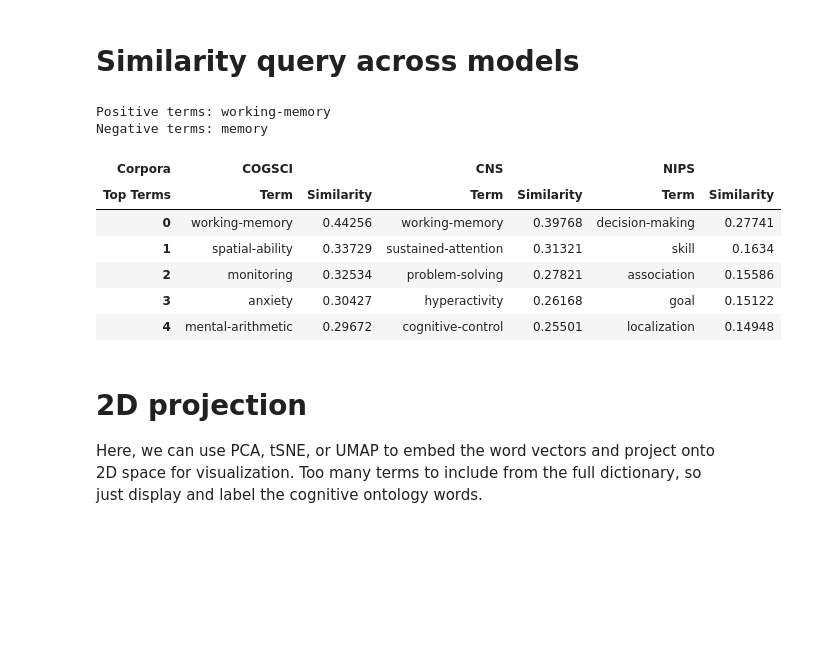
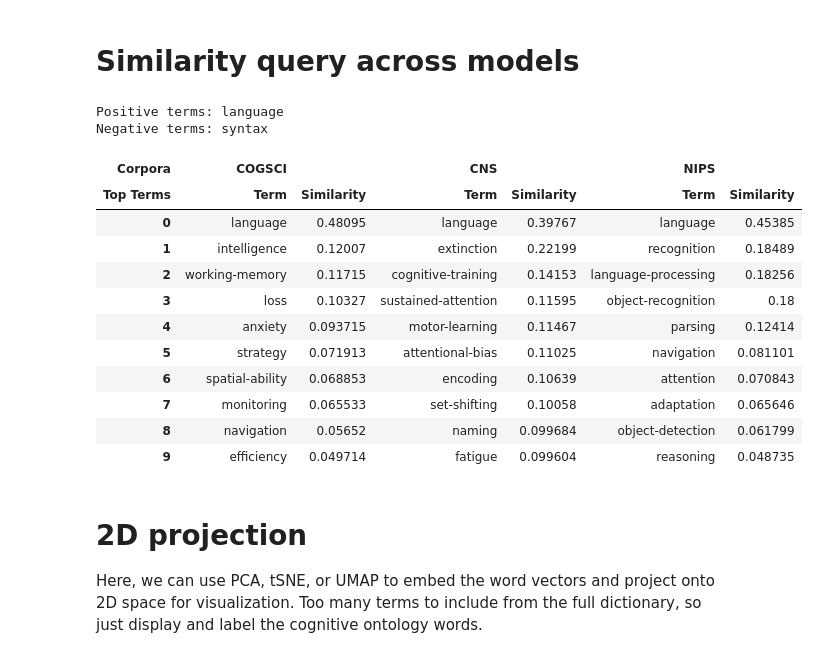
Before and after one commit to voytekresearch/IdentityCrisis, a Jupyter notebook: notebooks/2_analysis_word2vec.ipynb, the cells around one changed output. Saved outputs shown, nothing was run; the diff lists cells and outputs as text; code cells hidden in the pictures; blank space fills up the shorter version.

```diff
--- a/notebooks/2_analysis_word2vec.ipynb
+++ b/notebooks/2_analysis_word2vec.ipynb
@@ -32,36 +34,6 @@ pd.set_option('precision', 5)
 # %% [output]
 The autoreload extension is already loaded. To reload it, use:
   %reload_ext autoreload
-# %%
-def query_similarity(models, corp_labels, positive, negative, topn, terms_subset=None):
-    print('Positive terms: %s \nNegative terms: %s'%(', '.join(positive), ', '.join(negative)))
-    df_list = []
-    for m_i, m in enumerate(models):
-        if terms_subset == None:
-            pairs = m.wv.most_similar(positive, negative, top_n)
-        else:
-            pairs = co.most_similar_subset(m.wv.index2word,terms_concat,m.wv.vectors,positive,negative,top_n)
-        df_list.append(pd.DataFrame(pairs, columns=['Term', 'Similarity']))
-        df_similarity = pd.concat(df_list, axis=1)
-
-    columns = pd.MultiIndex.from_product([corp_labels, ['Term', 'Similarity']], names=['Corpora', 'Top Terms'])
-    df_similarity.columns=columns
-
-    return df_similarity
-
-def background_gradient(s, m, M, cmap='PuBu', low=0, high=0):
-    rng = M - m
-    norm = colors.Normalize(m - (rng * low),
-                            M + (rng * high))
-    normed = norm(s.values)
-    c = [colors.rgb2hex(x) for x in plt.cm.get_cmap(cmap)(normed)]
-    return ['background-color: %s' % color for color in c]
-
-def print_fancy_similarity(df_similarity):
-    M = df_similarity.select_dtypes(include=[np.number]).values.max()
-    m = df_similarity.select_dtypes(include=[np.number]).values.min()
-    return df_similarity.style.apply(background_gradient,cmap='PuBu',m=m,M=M,low=0, high=1,
-                                     subset=df_similarity.columns.get_level_values(1).isin({"Similarity"}))
 # %% [markdown]
 # Batch processing of all corpora
 # %% [markdown]
@@ -116,22 +88,30 @@ Training word2vec model.
 # %% [markdown]
 # Similarity query across models
 # %%
-top_n = 5
-positive = ['working-memory']
-negative = ['memory']
+dissim = False
+cmap = 'RdBu' if dissim else 'PuBu'
+top_n = 10
+positive = ['language']
+negative = ['syntax']#['memory']
 
-df_similarity = query_similarity(wv_models, [c.upper() for c in corpora], positive, negative, top_n, terms_concat)
-print_fancy_similarity(df_similarity)
+df_similarity = query_similarity(wv_models, [c.upper() for c in corpora], positive, negative, top_n, terms_concat, dissim)
+print_fancy_similarity(df_similarity, cmap)
+#df_similarity.to_csv('../figures/language.csv')
 # %% [output]
-Positive terms: working-memory
-Negative terms: memory
+Positive terms: language
+Negative terms: syntax
 | Corpora | COGSCI |  | CNS |  | NIPS |  |
 | Top Terms | Term | Similarity | Term | Similarity | Term | Similarity |
-| 0 | working-memory | 0.44256 | working-memory | 0.39768 | decision-making | 0.27741 |
-| 1 | spatial-ability | 0.33729 | sustained-attention | 0.31321 | skill | 0.1634 |
-| 2 | monitoring | 0.32534 | problem-solving | 0.27821 | association | 0.15586 |
-| 3 | anxiety | 0.30427 | hyperactivity | 0.26168 | goal | 0.15122 |
-| 4 | mental-arithmetic | 0.29672 | cognitive-control | 0.25501 | localization | 0.14948 |
+| 0 | language | 0.48095 | language | 0.39767 | language | 0.45385 |
+| 1 | intelligence | 0.12007 | extinction | 0.22199 | recognition | 0.18489 |
+| 2 | working-memory | 0.11715 | cognitive-training | 0.14153 | language-processing | 0.18256 |
+| 3 | loss | 0.10327 | sustained-attention | 0.11595 | object-recognition | 0.18 |
+| 4 | anxiety | 0.093715 | motor-learning | 0.11467 | parsing | 0.12414 |
+| 5 | strategy | 0.071913 | attentional-bias | 0.11025 | navigation | 0.081101 |
+| 6 | spatial-ability | 0.068853 | encoding | 0.10639 | attention | 0.070843 |
+| 7 | monitoring | 0.065533 | set-shifting | 0.10058 | adaptation | 0.065646 |
+| 8 | navigation | 0.05652 | naming | 0.099684 | object-detection | 0.061799 |
+| 9 | efficiency | 0.049714 | fatigue | 0.099604 | reasoning | 0.048735 |
 # %% [markdown]
 # 2D projection
 Here, we can use PCA, tSNE, or UMAP to embed the word vectors and project onto 2D space for visualization.
```
Also changed, not shown: parts of 4 cells of this notebook, 12 other files.
